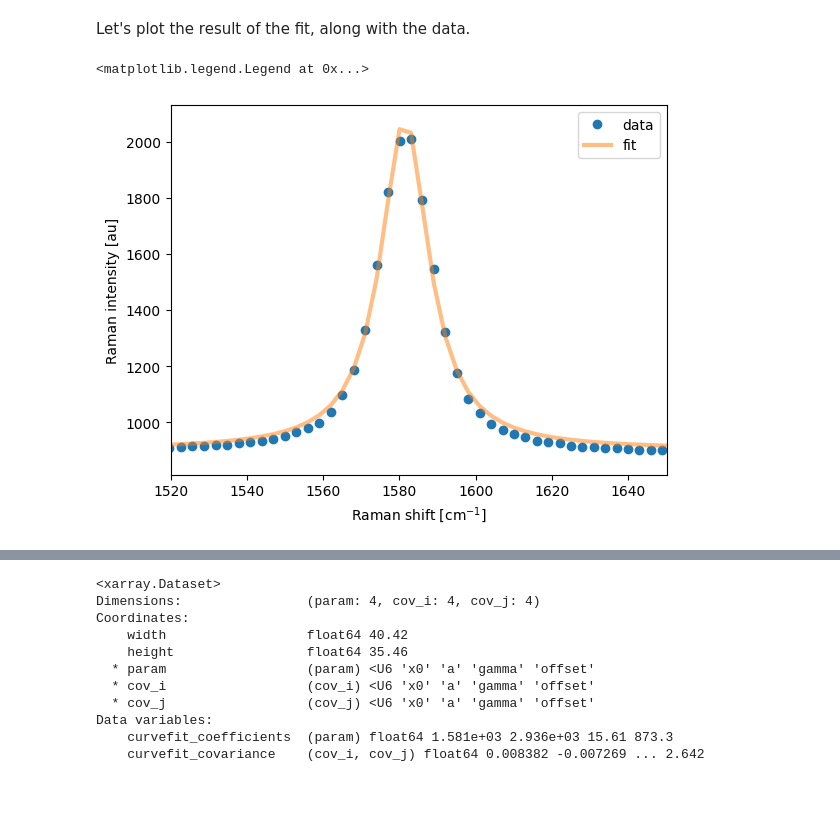
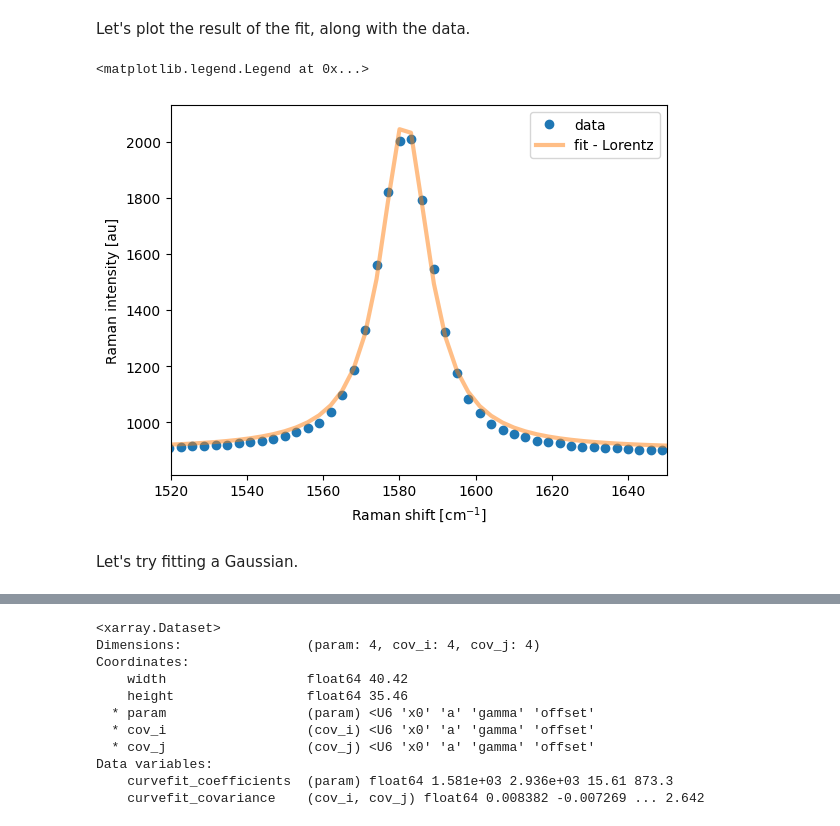
Before and after one commit to zrbyte/ramantools, a Jupyter notebook: ramantools tutorial.ipynb, the cells around one changed output, grey strips where cells are left out. Cells and saved outputs as stored; diff of their text form; code cells hidden in the pictures; blank space fills up the shorter version.

Commit message:
added a gaussian function

```diff
--- a/ramantools tutorial.ipynb
+++ b/ramantools tutorial.ipynb
@@ -453,9 +453,11 @@ Let's plot the result of the fit, along with the data.
 # %%
 shift = single_s.ssxr.ramanshift
 single_s.ssxr.plot(marker = 'o', lw = 0, label = 'data')
-pl.plot(shift, rt.lorentz(shift, *ssfit['curvefit_coefficients'].data), lw = 3, alpha = 0.5, label = 'fit')
+pl.plot(shift, rt.lorentz(shift, *ssfit['curvefit_coefficients'].data), lw = 3, alpha = 0.5, label = 'fit - Lorentz')
 pl.xlim([1520, 1650])
 pl.legend()
 # %% [output]
 <matplotlib.legend.Legend at 0x...>
-[figure, old version]
+[figure, new version]
+# %% [markdown]
+Let's try fitting a Gaussian.
```
Also changed, not shown: parts of 3 cells of this notebook, 6 other files.
